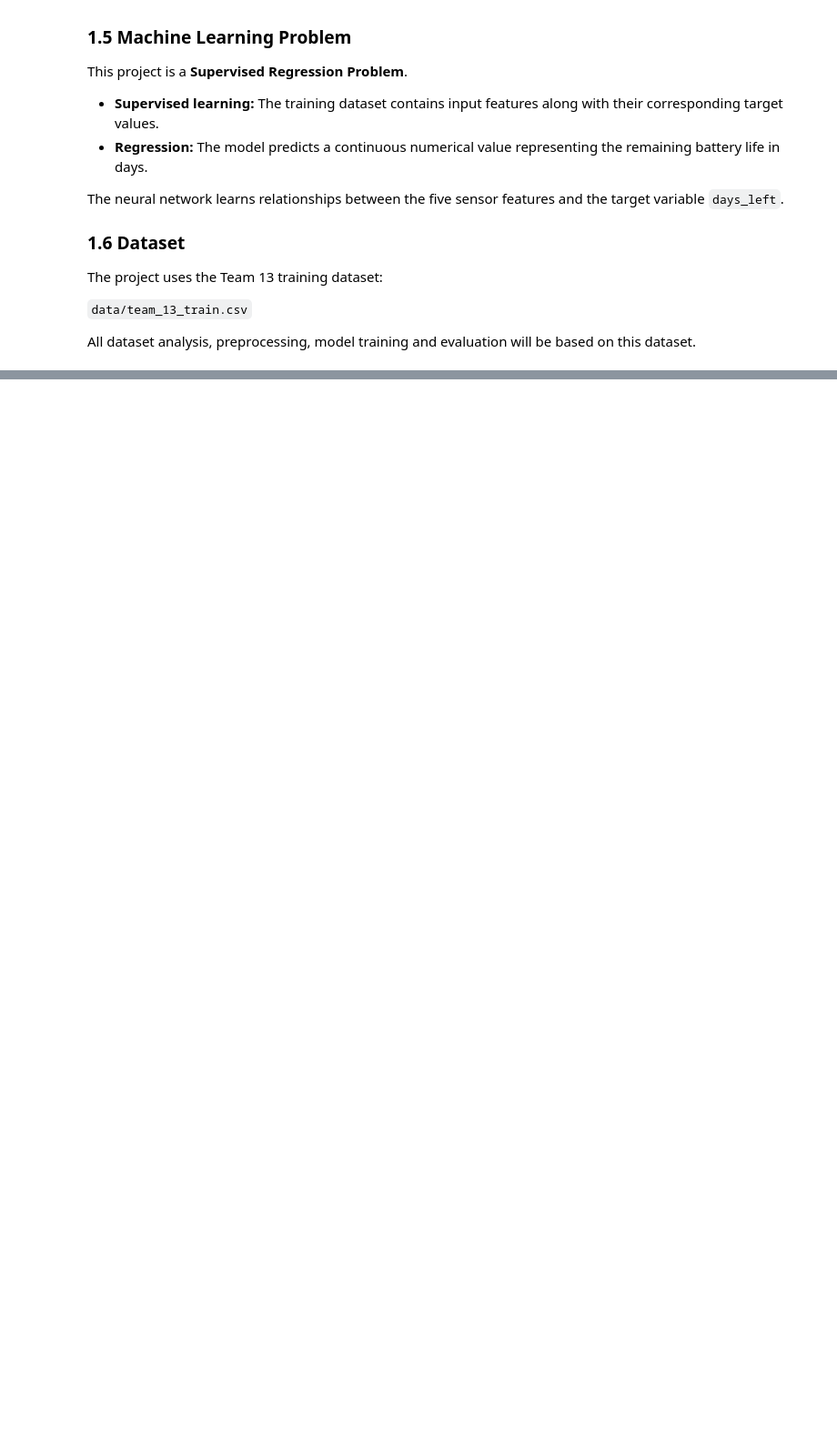
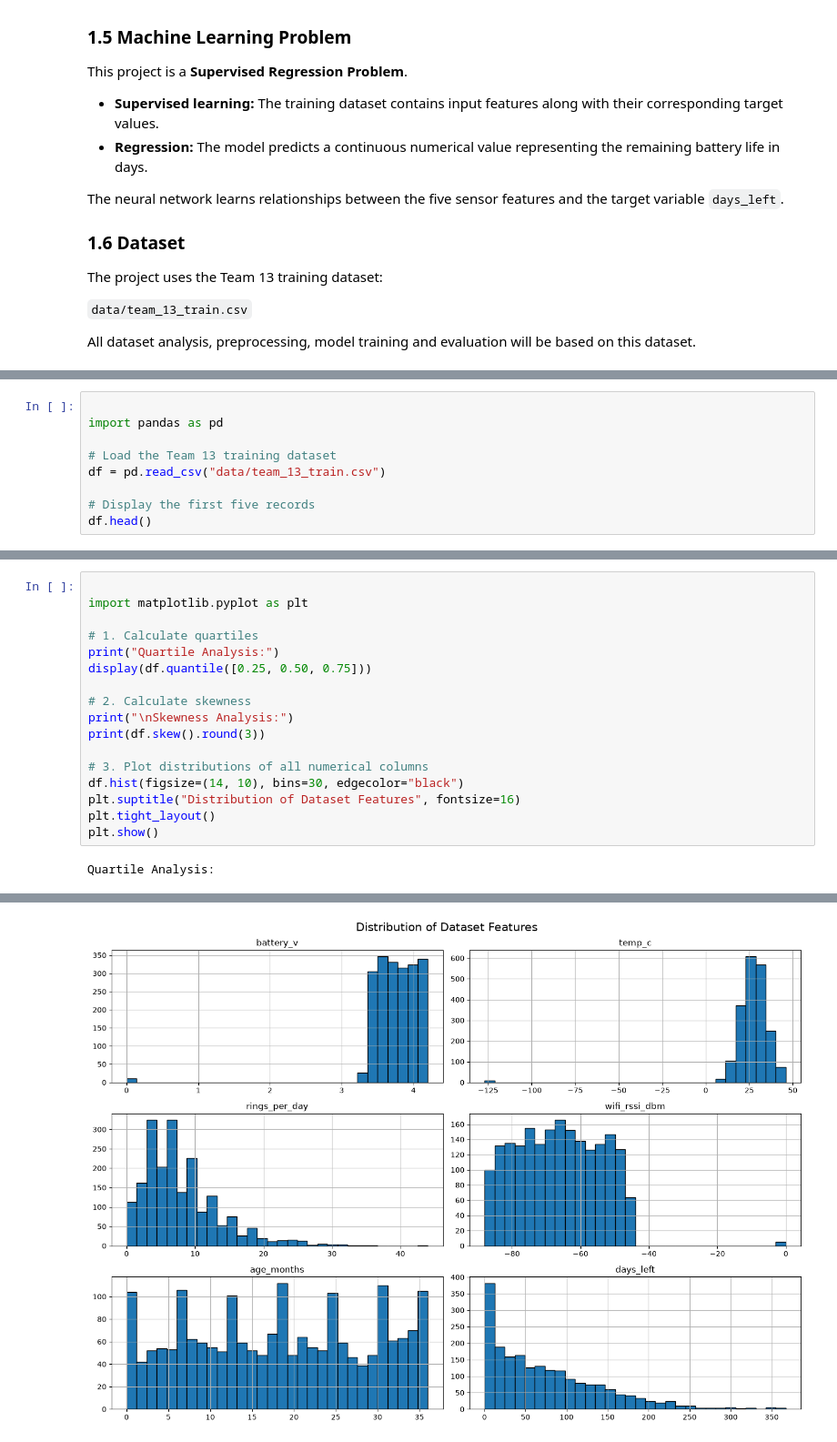
Before and after one commit to Suraj-S1108/edgeai-team13, a Jupyter notebook: mission1_dataset_analysis.ipynb, the cells around one changed output, grey strips where cells are left out. Shown at 91% size. Drawn from its saved outputs; the diff is of its cells as text; blank space fills up the shorter version.

Commit message:
Complete Phase 2 dataset inspection and analysis

```diff
--- a/mission1_dataset_analysis.ipynb
+++ b/mission1_dataset_analysis.ipynb
@@ -56,0 +75,9 @@ All dataset analysis, preprocessing, model training and evaluation will be based
+# %%
+
+import pandas as pd
+
+# Load the Team 13 training dataset
+df = pd.read_csv("data/team_13_train.csv")
+
+# Display the first five records
+df.head()
@@ -56,0 +461,19 @@ All dataset analysis, preprocessing, model training and evaluation will be based
+# %%
+
+import matplotlib.pyplot as plt
+
+# 1. Calculate quartiles
+print("Quartile Analysis:")
+display(df.quantile([0.25, 0.50, 0.75]))
+
+# 2. Calculate skewness
+print("\nSkewness Analysis:")
+print(df.skew().round(3))
+
+# 3. Plot distributions of all numerical columns
+df.hist(figsize=(14, 10), bins=30, edgecolor="black")
+plt.suptitle("Distribution of Dataset Features", fontsize=16)
+plt.tight_layout()
+plt.show()
+# %% [output]
+Quartile Analysis:
@@ -56,0 +492 @@ All dataset analysis, preprocessing, model training and evaluation will be based
+[figure, added]
```
Also changed, not shown: parts of 24 cells of this notebook.
